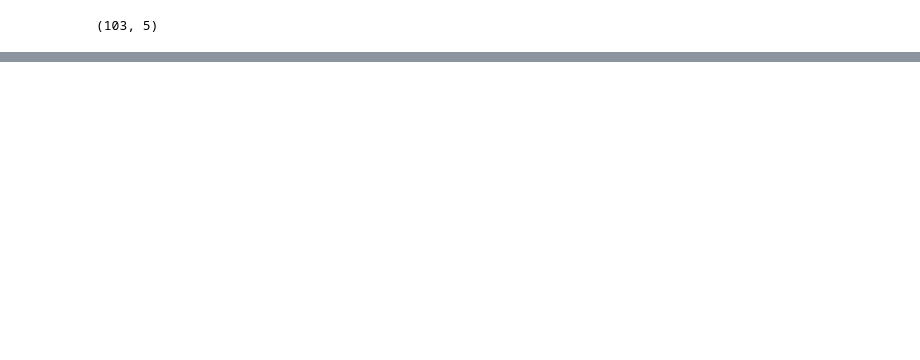
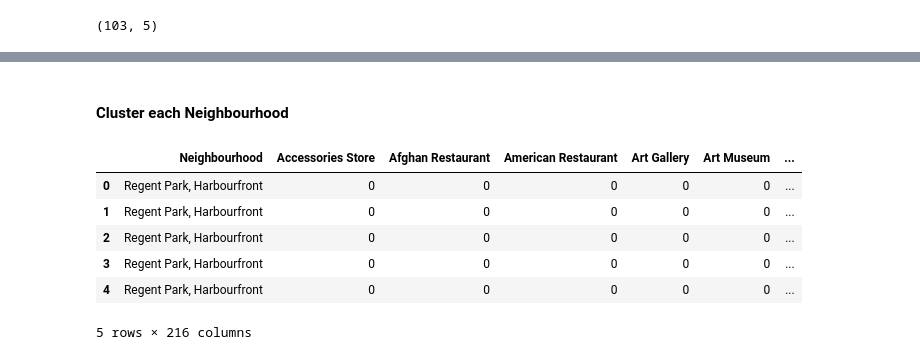
Before and after one commit to JonathanDensil/ibm-data-science-capstone-project, a Jupyter notebook: Capstone_Notebook.ipynb, the cells around one changed output, grey strips where cells are left out. Cells and saved outputs as stored; diff of their text form; code cells hidden in the pictures; blank space fills up the shorter version.

Commit message:
Added clustering functionality

```diff
--- a/Capstone_Notebook.ipynb
+++ b/Capstone_Notebook.ipynb
@@ -129,0 +368,18 @@ df.shape
+# %% [markdown]
+#### Cluster each Neighbourhood
+# %%
+toronto_onehot = pd.get_dummies(downtown_venues[['Venue Category']], prefix = "", prefix_sep="")
+# %%
+toronto_onehot['Neighbourhood'] = downtown_venues['Neighbourhood']
+# %%
+fixed_columns = [toronto_onehot.columns[-1]] + list(toronto_onehot.columns[:-1])
+toronto_onehot = toronto_onehot[fixed_columns]
+toronto_onehot.head()
+# %% [output]
+|  | Neighbourhood | Accessories Store | Afghan Restaurant | American Restaurant | Art Gallery | Art Museum | ... |
+| 0 | Regent Park, Harbourfront | 0 | 0 | 0 | 0 | 0 | ... |
+| 1 | Regent Park, Harbourfront | 0 | 0 | 0 | 0 | 0 | ... |
+| 2 | Regent Park, Harbourfront | 0 | 0 | 0 | 0 | 0 | ... |
+| 3 | Regent Park, Harbourfront | 0 | 0 | 0 | 0 | 0 | ... |
+| 4 | Regent Park, Harbourfront | 0 | 0 | 0 | 0 | 0 | ... |
+5 rows × 216 columns
```
Also changed, not shown: parts of 58 cells of this notebook.
